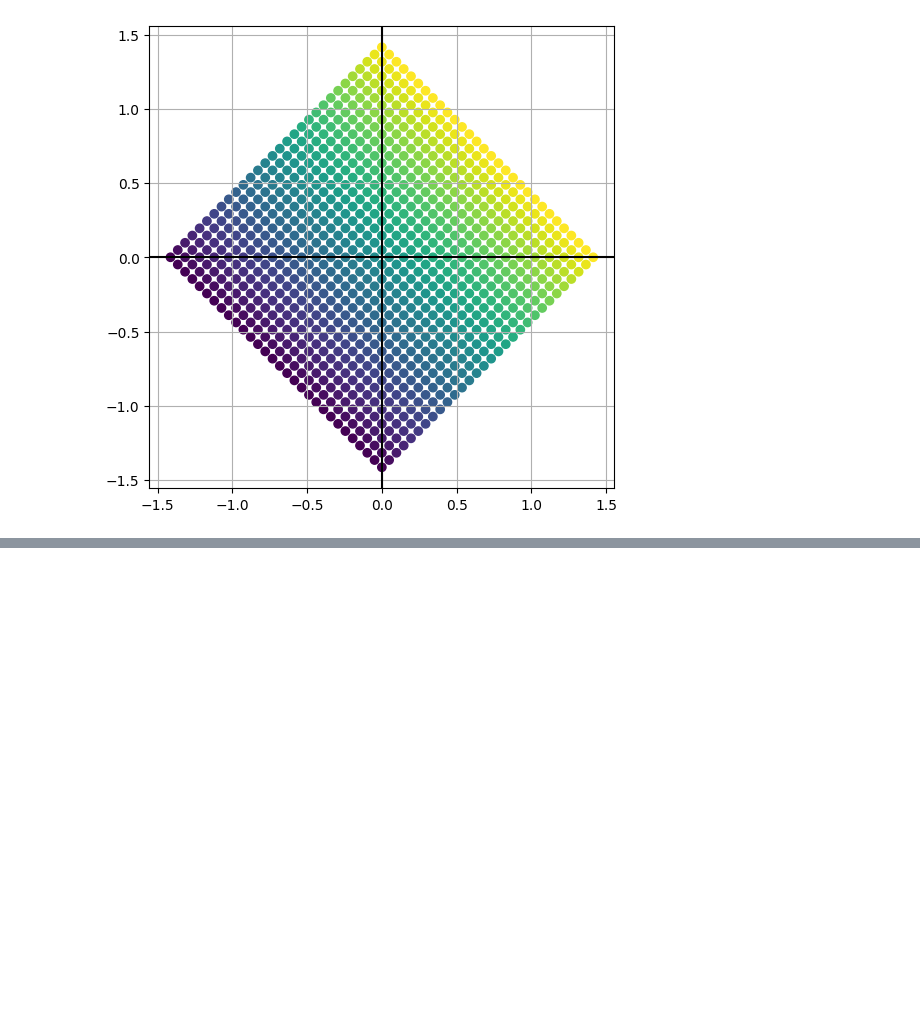
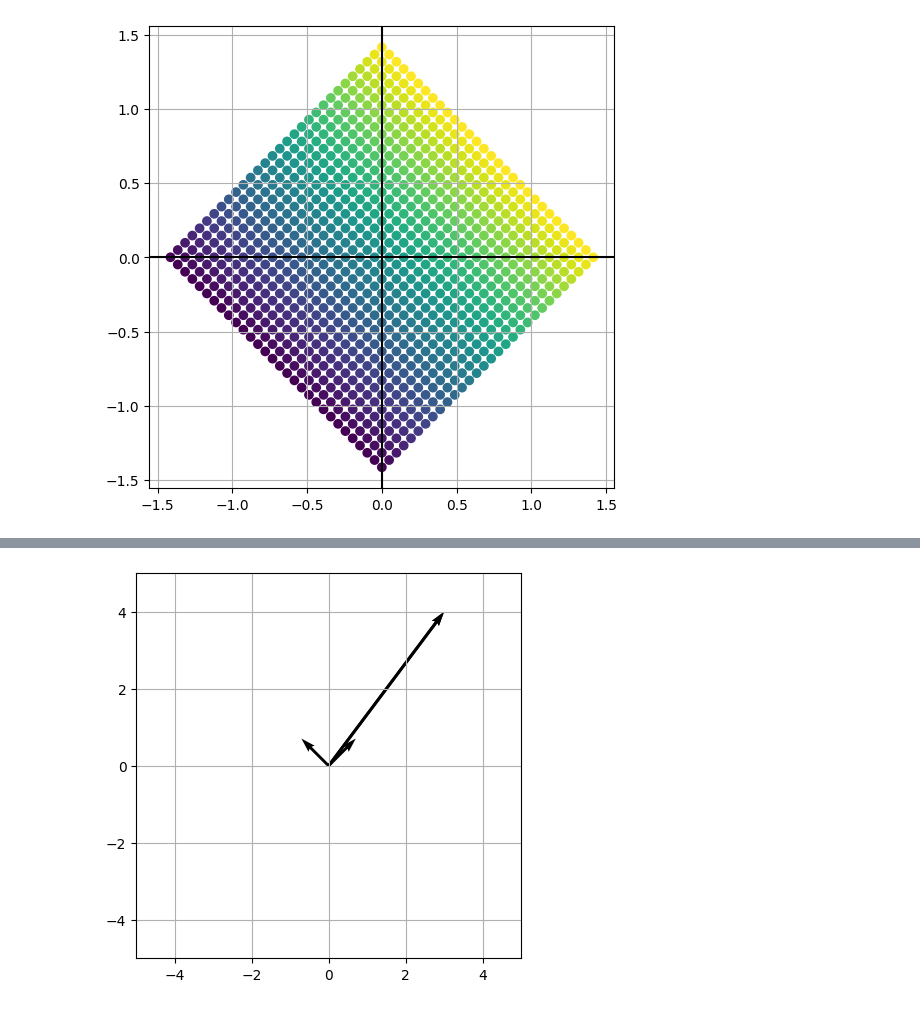
Before and after one commit to CoderAalok/Python_Libraries, a Jupyter notebook: Math for Machine Learning/Eigenvectors_Eigenvalues.ipynb, the cells around one changed output, grey strips where cells are left out. Saved outputs shown, nothing was run; the diff lists cells and outputs as text; code cells hidden in the pictures; blank space fills up the shorter version.

```diff
--- a/Math for Machine Learning/Eigenvectors_Eigenvalues.ipynb
+++ b/Math for Machine Learning/Eigenvectors_Eigenvalues.ipynb
@@ -184,0 +337,25 @@ plt.show()
+# %%
+A = np.array([[2,1],[1,2]])
+eig_val,eig_vec = np.linalg.eig(A)
+x = np.array([3,4])
+
+# for _ in range(20):
+#     x = A@x/np.linalg.norm(A@x)
+#     print(x)
+
+# x
+# %%
+origin = np.zeros(A.shape)
+fig,ax = plt.subplots(figsize=(6,5))
+
+ax.quiver(*origin, *eig_vec, angles='xy', scale_units='xy', scale=1)
+ax.quiver(*origin, *x, angles='xy', scale_units='xy', scale=1)
+
+ax.grid()
+ax.set_xlim(-5,5)
+ax.set_ylim(-5,5)
+ax.set_aspect('equal')
+
+plt.show()
+# %% [output]
+[figure, added]
```
Also changed, not shown: parts of 9 cells of this notebook.
